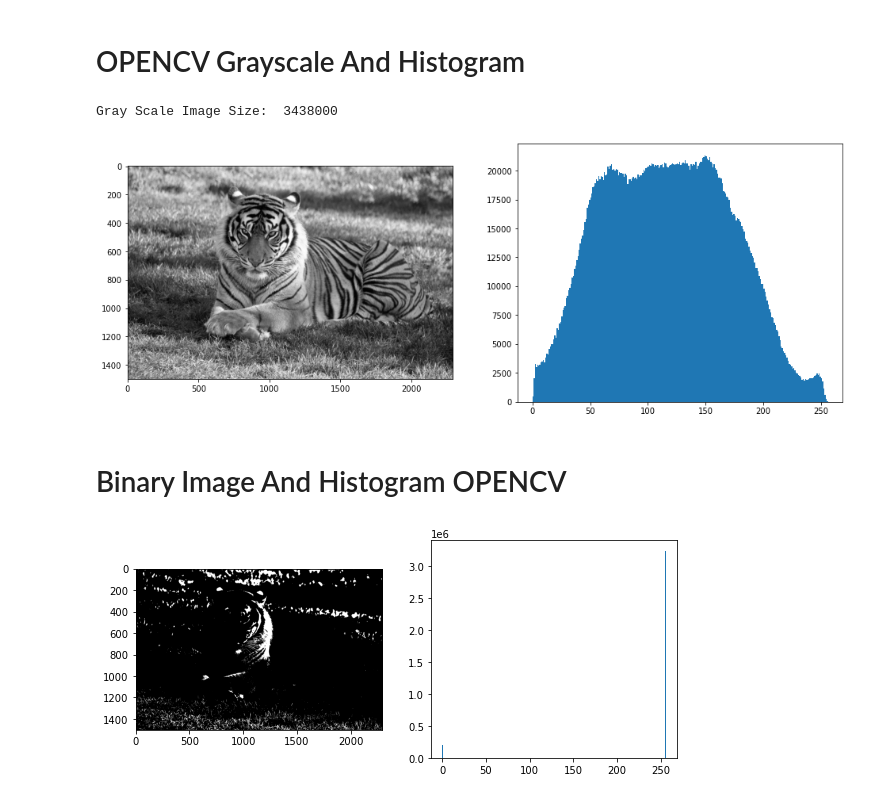
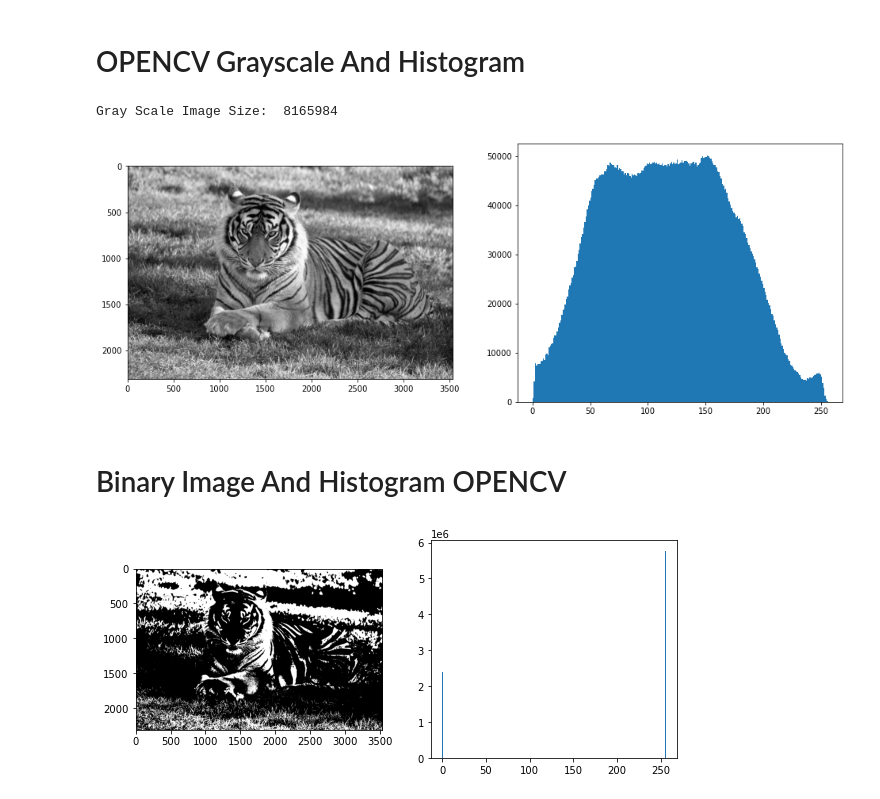
Before and after one commit to Rifat-Hosen/Image_Processing, a Jupyter notebook: Assignment1/Assignment-1.ipynb, the cells around one changed output. Cells and saved outputs as stored; diff of their text form; code cells hidden in the pictures.

```diff
--- a/Assignment1/Assignment-1.ipynb
+++ b/Assignment1/Assignment-1.ipynb
@@ -7,7 +7,7 @@ import numpy as np
 # %% [markdown]
 # Image Load
 # %%
-path = "/media/rifat/STUDY/4-1/LAB/Image_Processing/image/tiger.jpeg"
+path = "/media/rifat/STUDY/4-1/LAB/Image_Processing/image/tiger.jpg"
 
 img = plt.imread(path)
 # %% [markdown]
@@ -114,8 +115,8 @@ plt.hist(gray_scal,256,(0,256))
 print("Gray Scale Image Size: ",gray_scal.size)
 plt.show()
 # %% [output]
-Gray Scale Image Size:  3438000
+Gray Scale Image Size:  8165984
-[figure, old version]
+[figure, new version]
 # %% [markdown]
 
 
@@ -142,13 +143,13 @@ Gray Scale Image Size:  3438000
 # %%
 fig, ax = plt.subplots(2, 2, figsize=(15,4))
 plt.subplot(1,3,1)
-th, dst = cv2.threshold(gray, 200, 255, cv2.THRESH_BINARY_INV);
+th, dst = cv2.threshold(gray, 150, 255, cv2.THRESH_BINARY_INV)
 plt.imshow(dst,cmap="binary")
 
 
 plt.subplot(1,3,2)
 hiso = dst.ravel()
 plt.hist(hiso,256,(0,256))
 plt.show()
 # %% [output]
-[figure, old version]
+[figure, new version]
```
Also changed, not shown: parts of 6 cells of this notebook, 45 other files.
